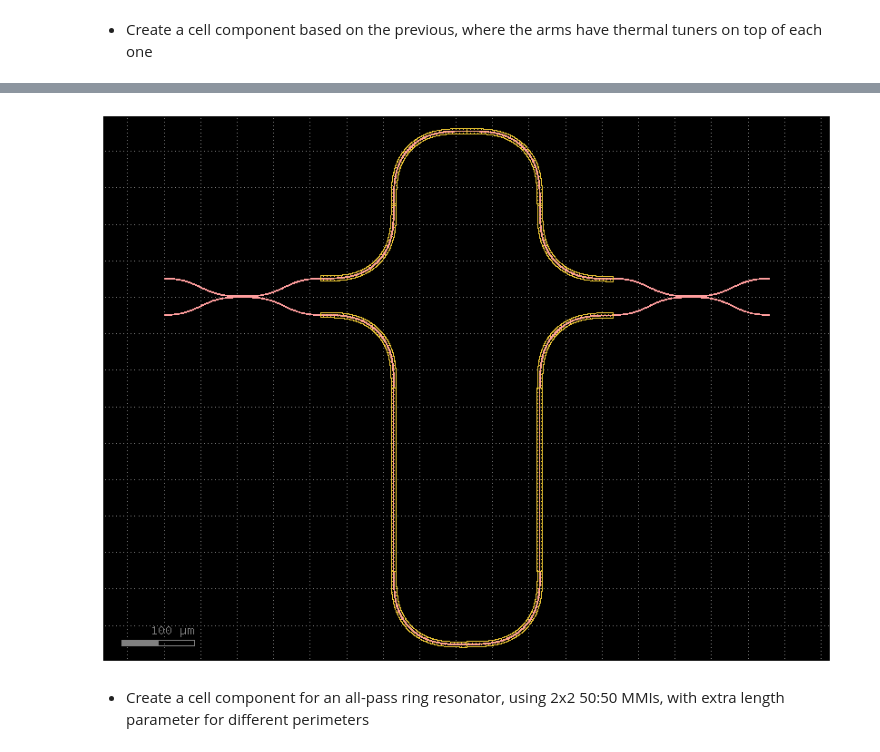
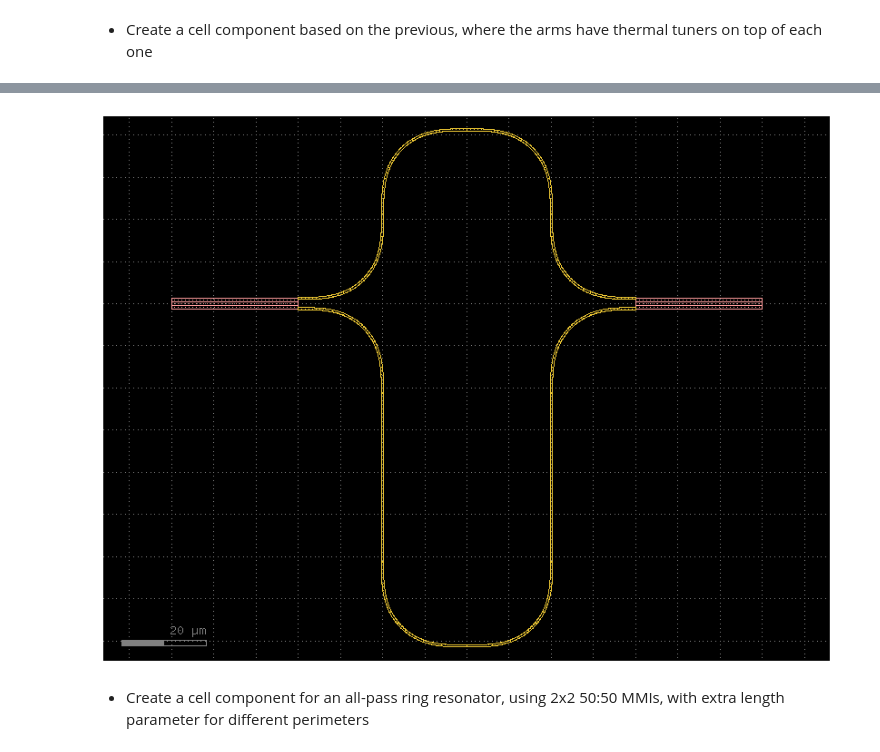
Before and after one commit to jfgimloz/cifoin-lab4, a Jupyter notebook: LAYOUT_Student.ipynb, the cells around one changed output, grey strips where cells are left out. Saved outputs shown, nothing was run; the diff lists cells and outputs as text; code cells hidden in the pictures.

```diff
--- a/LAYOUT_Student.ipynb
+++ b/LAYOUT_Student.ipynb
@@ -285,0 +220,28 @@ wafer_coupler.plot()
+# %%
+component_DC = gf.Component()
+
+@gf.cell
+def DC_cell(length=93.84, gap=0.5, width=0.5, layer="WG"):
+
+    xs_strip = gf.cross_section.strip(width=width, layer=layer)
+    c = gf.Component()
+
+    distancia_centros = width * gap
+
+    top_wvg = c.add_ref(gf.components.straight(length=length, cross_section=xs_strip)) # Guía recta superior
+    top_wvg.dmovey(distancia_centros / 2)
+
+    bot_wvg = c.add_ref(gf.components.straight(length=length, cross_section=xs_strip)) # Guía recta inferior
+    bot_wvg.dmovey(-distancia_centros / 2)
+
+    c.add_port(name="o1", port=bot_wvg.ports["o1"])
+    c.add_port(name="o2", port=top_wvg.ports["o1"])
+    c.add_port(name="o3", port=top_wvg.ports["o2"])
+    c.add_port(name="o4", port=bot_wvg.ports["o2"])
+
+    return c
+
+dc_1 = component_DC.add_ref(DC_cell(length=10, gap=0.5))
+
+component_DC.plot()
+component_DC.show()
@@ -600,7 +669,7 @@ a1.show()
 # %%
 a2 = gf.Component()
 
-mzi_heater=a2.add_ref(MZI_cell(delta_length=500.0, cross_section="strip_heater_metal")).dmovex(0).dmovey(0)
+mzi_heater=a2.add_ref(MZI_cell(delta_length=40.0, radius=20.0, gap=0.5, length_dc=30.0, width=0.5, layer="HEATER")).dmovex(0).dmovey(0)
 
 a2.plot()
 a2.show()
@@ -609,4 +678,4 @@ a2.show()
-[figure, old version]
+[figure, new version]
 # %% [markdown]
 - Create a cell component for an all-pass ring resonator, using 2x2 50:50 MMIs, with extra length parameter for different perimeters
 # %%
```
Also changed, not shown: parts of 42 cells of this notebook.
